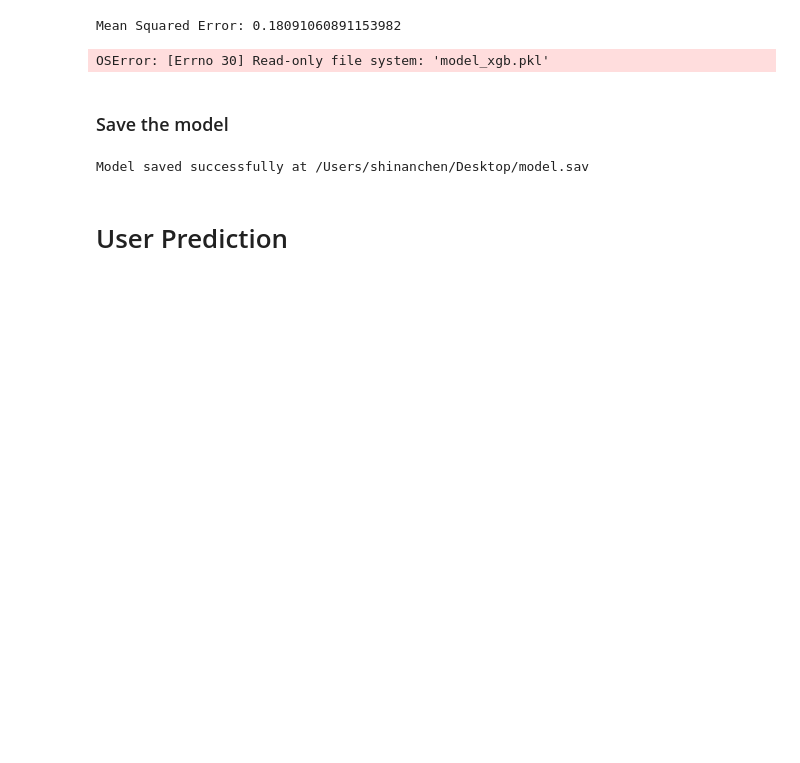
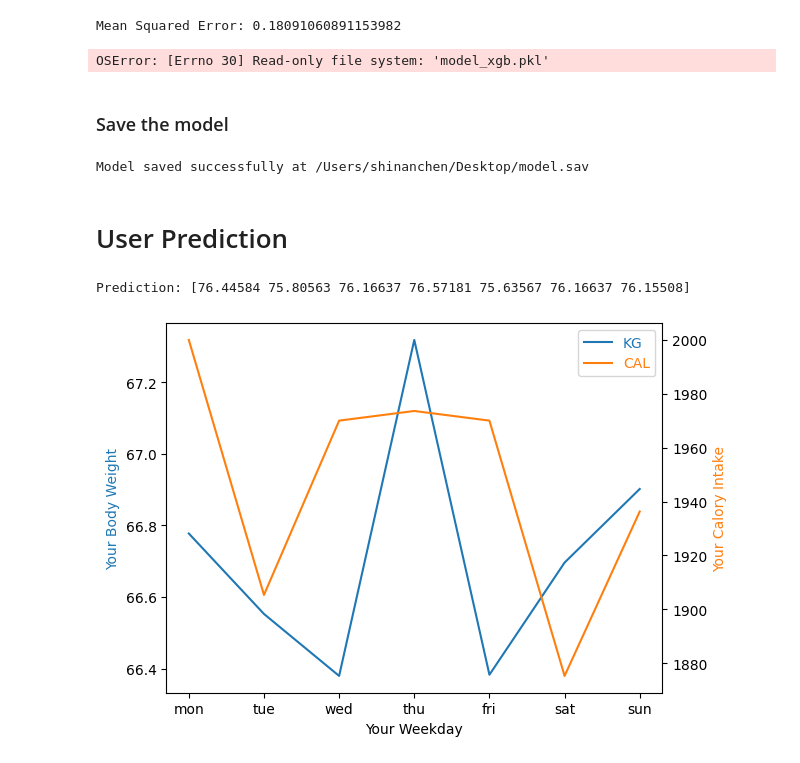
Before and after one commit to calvinkochunisg/HSG-CS-Project, a Jupyter notebook: Data/parse.ipynb, the cells around one changed output. Saved outputs shown, nothing was run; the diff lists cells and outputs as text; code cells hidden in the pictures; blank space fills up the shorter version.

```diff
--- a/Data/parse.ipynb
+++ b/Data/parse.ipynb
@@ -333,3 +334,78 @@ print(f"Model saved successfully at {full_path}")
 Model saved successfully at /Users/shinanchen/Desktop/model.sav
 # %% [markdown]
 # User Prediction
+# %%
+import requests
+import pickle
+from io import BytesIO
+
+# Correct URL to the raw file on GitHub (make sure to replace it with your actual raw URL)
+url = "https://github.com/calvinkochunisg/HSG-CS-Project/raw/dev/Data/model.sav"
+
+# Download the file
+response = requests.get(url)
+if response.status_code == 200:
+    # Load the model from the downloaded bytes
+    model_data = BytesIO(response.content)
+    loaded_model = pickle.load(model_data)
+
+    # Assuming 'user_data' is defined and appropriate for model prediction
+    prediction = loaded_model.predict(user_data)
+    print("Prediction:", prediction)
+else:
+    print("Failed to download the file. Status code:", response.status_code)
+# %% [output]
+Prediction: [76.44584 75.80563 76.16637 76.57181 75.63567 76.16637 76.15508]
+# %%
+#cal
+#Sample
+url_user = "https://api.spoonacular.com/mealplanner/generate?apiKey=4deaceca7a6448ba9d2006710177aad3&timeframe=week&diet=vegetarian"
+user_input1 = ["tue", "thu", "sun"] #walk
+user_input2 = ["mon", "thu", "sun"] #run
+user_input3  = ["tue", "wed", "sat"] #wine
+user_input4  = ["tue", "fri", "sun"] #weight
+user_weight = 65
+
+import matplotlib.pyplot as plt
+from mpl_toolkits.axes_grid1 import host_subplot
+
+def pred(url_user, user_input1, user_input2, user_input3, user_input4, weight):
+    url = "https://github.com/calvinkochunisg/HSG-CS-Project/raw/dev/Data/model.sav"
+    user_data = convert(url_user, list_date, list_date2, list_date3, list_date4)
+    weight_diff = 76.253 - weight
+
+    response = requests.get(url)
+    if response.status_code == 200:
+        model_data = BytesIO(response.content)
+        loaded_model = pickle.load(model_data)
+        #adjusted weight
+        prediction = loaded_model.predict(user_data) - weight_diff
+        pred = pd.DataFrame(prediction, columns=['pred'])
+        pred.reset_index(drop=True, inplace=True)
+        pred.index = ["Mon", "Tue", "Wed", "Thu", "Fri", "Sat", "Sun"]
+
+        host = host_subplot(111)
+        par = host.twinx()
+
+        host.set_xlabel("Your Weekday")
+        host.set_ylabel("Your Body Weight")
+        par.set_ylabel("Your Calory Intake")
+
+        p1, = host.plot(user_data.index, pred, label="KG")
+        p2, = par.plot(user_data.index, user_data["calories"], label="CAL")
+
+        host.legend(labelcolor="linecolor")
+
+        host.yaxis.get_label().set_color(p1.get_color())
+        par.yaxis.get_label().set_color(p2.get_color())
+
+        plt.show()
+
+    else:
+        print("Failed to download the file. Status code:", response.status_code)
+
+    return host
+
+prediction = pred(url_user, user_input1, user_input2, user_input3, user_input4,67)
+# %% [output]
+[figure, added]
```
Also changed, not shown: parts of 6 cells of this notebook, 2 other files.
